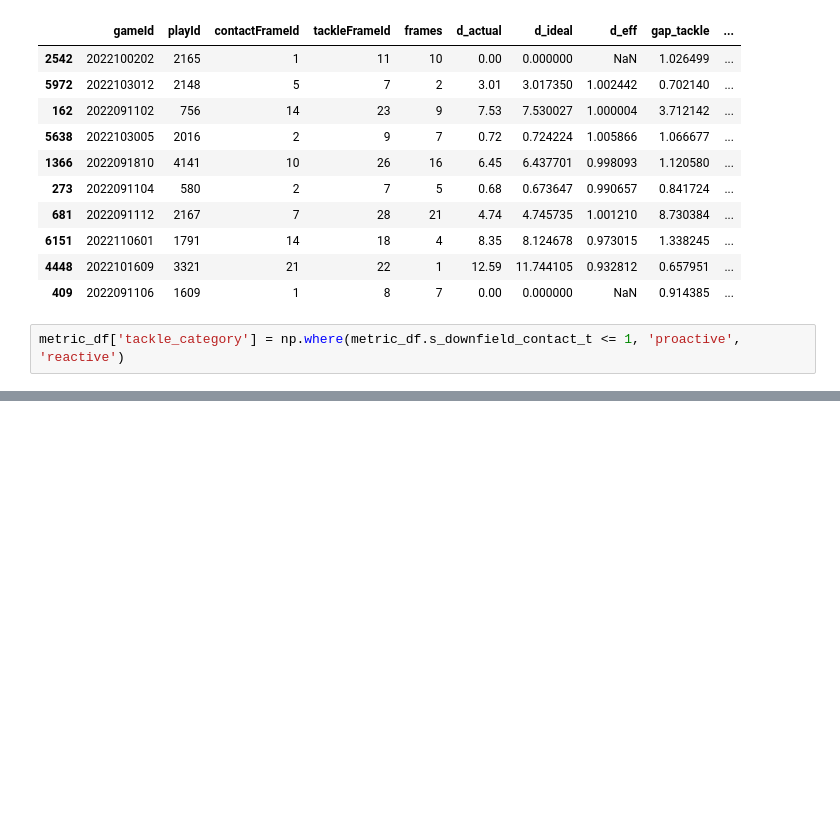
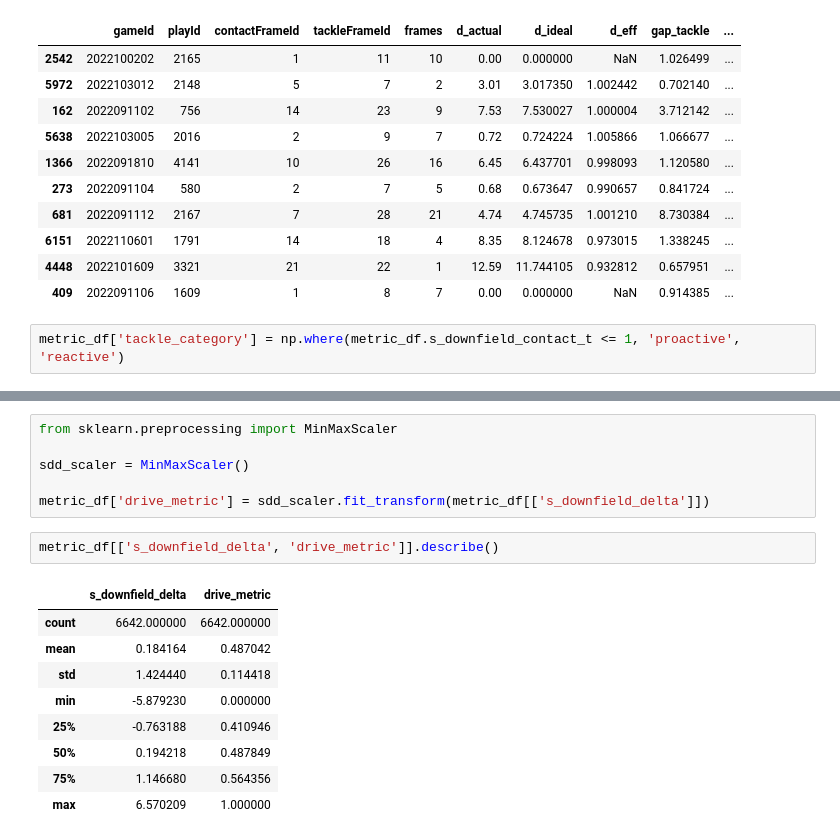
Before and after one commit to pschlais/kaggle_nfl_bdb_2024, a Jupyter notebook: feat_build.ipynb, the cells around one changed output, grey strips where cells are left out. Drawn from its saved outputs; the diff is of its cells as text; blank space fills up the shorter version.

```diff
--- a/feat_build.ipynb
+++ b/feat_build.ipynb
@@ -164,0 +168,18 @@ metric_df['tackle_category'] = np.where(metric_df.s_downfield_contact_t <= 1, 'p
+# %%
+from sklearn.preprocessing import MinMaxScaler
+
+sdd_scaler = MinMaxScaler()
+
+metric_df['drive_metric'] = sdd_scaler.fit_transform(metric_df[['s_downfield_delta']])
+# %%
+metric_df[['s_downfield_delta', 'drive_metric']].describe()
+# %% [output]
+|  | s_downfield_delta | drive_metric |
+| count | 6642.000000 | 6642.000000 |
+| mean | 0.184164 | 0.487042 |
+| std | 1.424440 | 0.114418 |
+| min | -5.879230 | 0.000000 |
+| 25% | -0.763188 | 0.410946 |
+| 50% | 0.194218 | 0.487849 |
+| 75% | 1.146680 | 0.564356 |
+| max | 6.570209 | 1.000000 |
```
Also changed, not shown: parts of 15 cells of this notebook, 2 other files.
